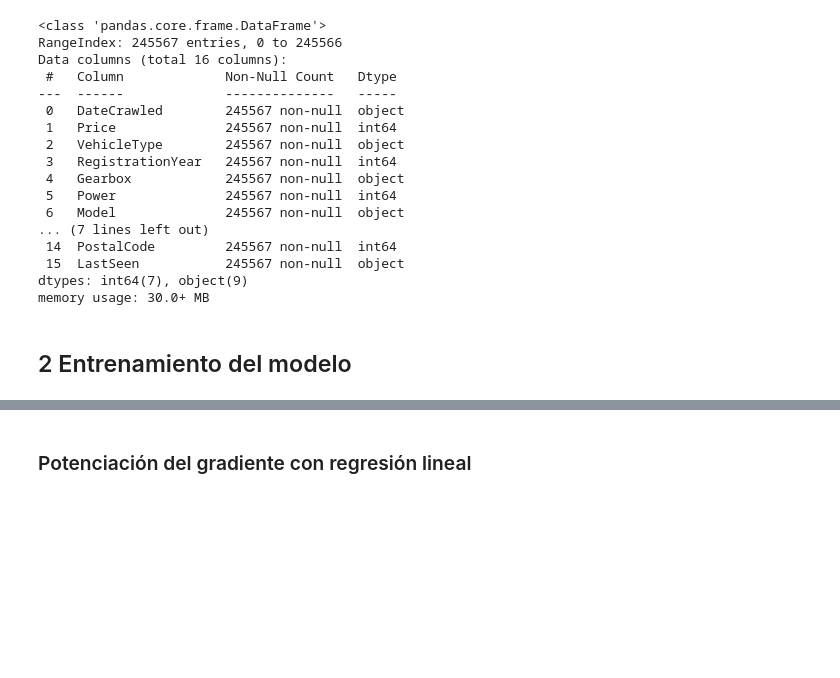
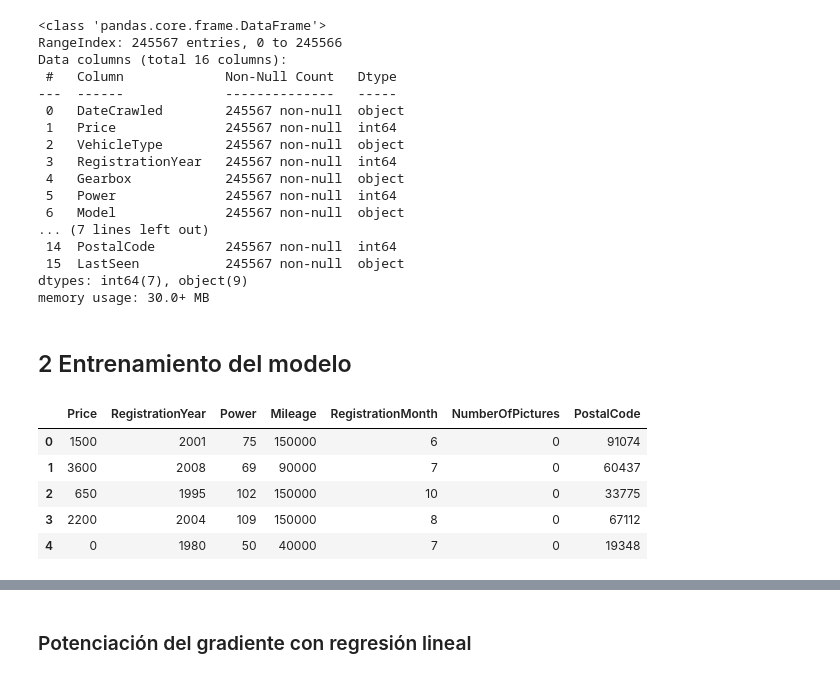
Before and after one commit to wh1tneyr/Rusty-Bargain, a Jupyter notebook: Rusty Bargain.ipynb, the cells around one changed output, grey strips where cells are left out. Cells and saved outputs as stored; diff of their text form; code cells hidden in the pictures; blank space fills up the shorter version.

```diff
--- a/Rusty Bargain.ipynb
+++ b/Rusty Bargain.ipynb
@@ -155,5 +155,15 @@ def func_train_test_split(X, y, test_size):
 
     return X_train, X_test, y_train, y_test
 # %%
-#eliminar del dataset columnas innecesarias para la prediccion
-data_new = df.drop(['DateCrawled', 'DateCreated', 'LastSeen'], axis=1)
+#Dataframe con columnas numéricas (eliminando columnas innecesarias para prediccion)
+data_num_columns = df.drop(['DateCrawled', 'DateCreated', 'LastSeen', 'VehicleType', 'Gearbox', 'Model', 'FuelType', 'Brand', 'NotRepaired'], axis=1)
+# %%
+#visualizar el nuevo dataframe numérico
+data_num_columns.head()
+# %% [output]
+|  | Price | RegistrationYear | Power | Mileage | RegistrationMonth | NumberOfPictures | PostalCode |
+| 0 | 1500 | 2001 | 75 | 150000 | 6 | 0 | 91074 |
+| 1 | 3600 | 2008 | 69 | 90000 | 7 | 0 | 60437 |
+| 2 | 650 | 1995 | 102 | 150000 | 10 | 0 | 33775 |
+| 3 | 2200 | 2004 | 109 | 150000 | 8 | 0 | 67112 |
+| 4 | 0 | 1980 | 50 | 40000 | 7 | 0 | 19348 |
```
Also changed, not shown: parts of 10 cells of this notebook.
